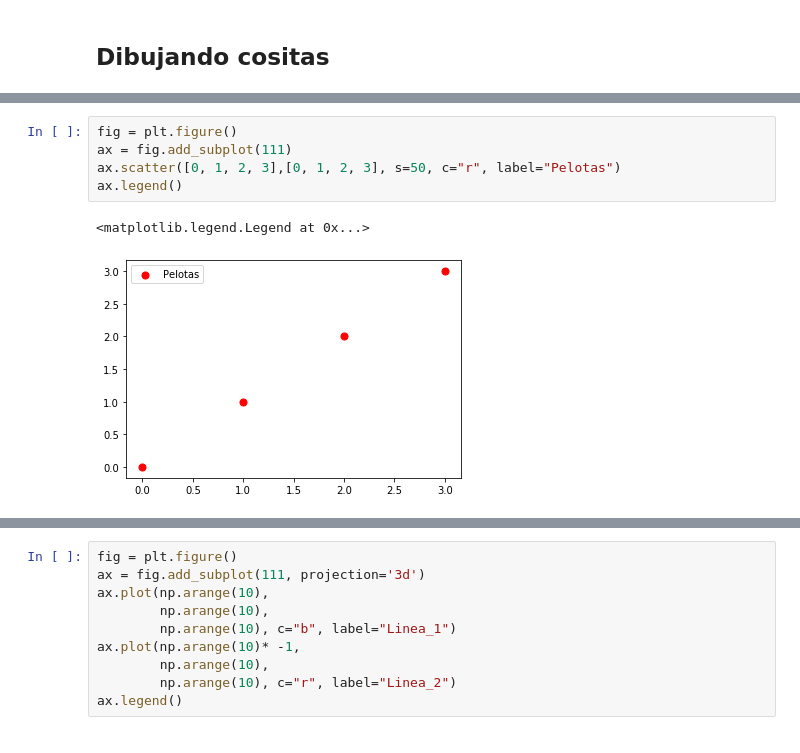
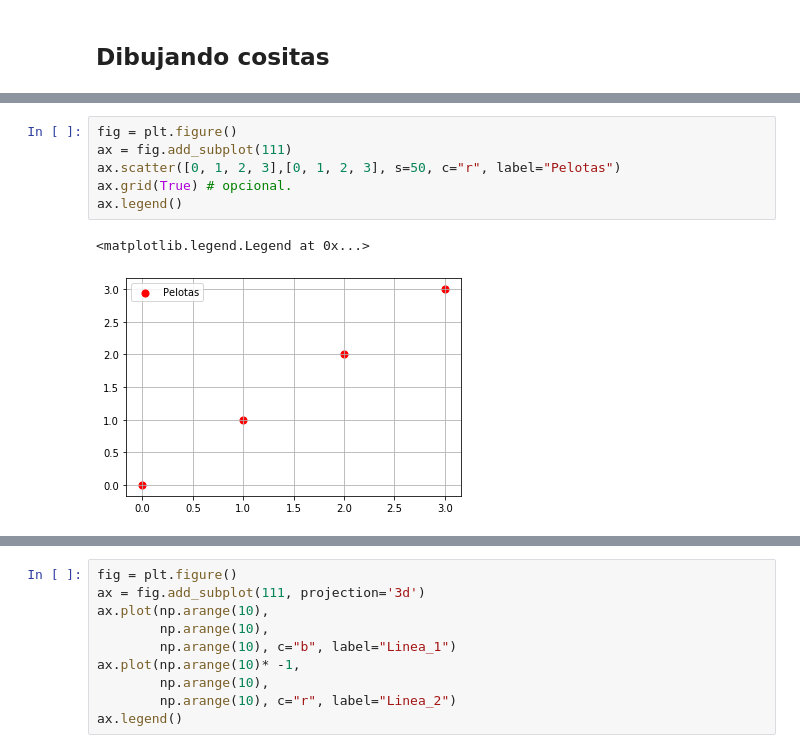
Before and after one commit to LeoMorales/taller-python-cenpat, a Jupyter notebook: Clase 02 - NumPy, Matplotlib.ipynb, the cells around one changed output, grey strips where cells are left out. Saved outputs shown, nothing was run; the diff lists cells and outputs as text.

```diff
--- a/Clase 02 - NumPy, Matplotlib.ipynb
+++ b/Clase 02 - NumPy, Matplotlib.ipynb
@@ -398,11 +421,12 @@ ax.legend()
 # %%
 fig = plt.figure()
 ax = fig.add_subplot(111)
 ax.scatter([0, 1, 2, 3],[0, 1, 2, 3], s=50, c="r", label="Pelotas")
+ax.grid(True) # opcional.
 ax.legend()
 # %% [output]
 <matplotlib.legend.Legend at 0x...>
-[figure, old version]
+[figure, new version]
 # %%
 from mpl_toolkits.mplot3d import Axes3D
 fig = plt.figure()
```
Also changed, not shown: parts of 30 cells of this notebook, 1 other file.
